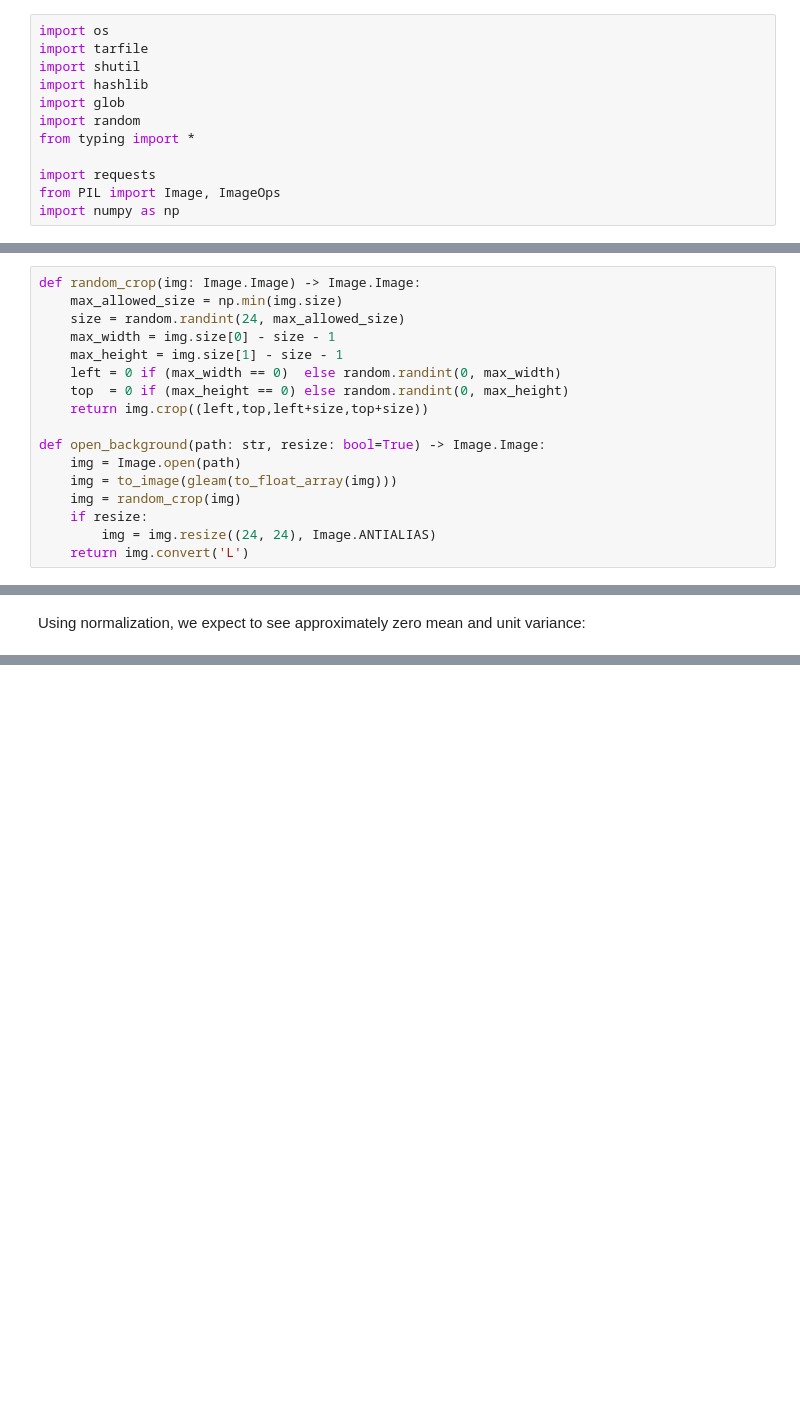
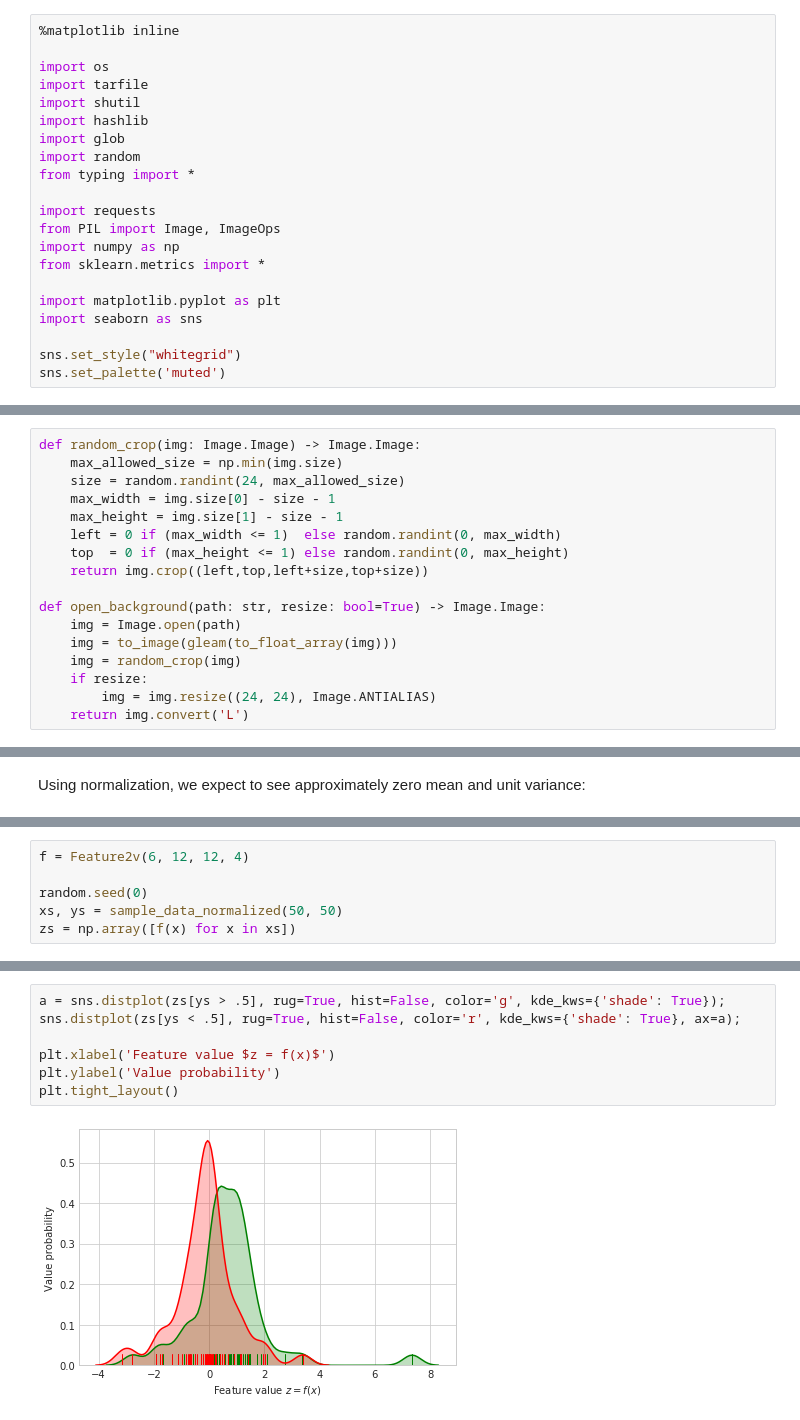
Before and after one commit to sunsided/viola-jones-adaboost, a Jupyter notebook: viola-jones.ipynb, the cells around one changed output, grey strips where cells are left out. Drawn from its saved outputs; the diff is of its cells as text; blank space fills up the shorter version.

```diff
--- a/viola-jones.ipynb
+++ b/viola-jones.ipynb
@@ -1,6 +1,8 @@
 # %% [markdown]
 # The Viola-Jones Algorithm
 # %%
+%matplotlib inline
+
 import os
 import tarfile
 import shutil
@@ -12,6 +14,13 @@ from typing import *
 import requests
 from PIL import Image, ImageOps
 import numpy as np
+from sklearn.metrics import *
+
+import matplotlib.pyplot as plt
+import seaborn as sns
+
+sns.set_style("whitegrid")
+sns.set_palette('muted')
 # %% [markdown]
 Our test image will be a colored photo of the fifth Solvay Conference in 1927 ([image source](https://rarehistoricalphotos.com/solvay-conference-probably-intelligent-picture-ever-taken-1927/)), depicting, from front to back and left to right:
 
@@ -462,8 +471,8 @@ def random_crop(img: Image.Image) -> Image.Image:
     size = random.randint(24, max_allowed_size)
     max_width = img.size[0] - size - 1
     max_height = img.size[1] - size - 1
-    left = 0 if (max_width == 0)  else random.randint(0, max_width)
-    top  = 0 if (max_height == 0) else random.randint(0, max_height)
+    left = 0 if (max_width <= 1)  else random.randint(0, max_width)
+    top  = 0 if (max_height <= 1) else random.randint(0, max_height)
     return img.crop((left,top,left+size,top+size))
 
 def open_background(path: str, resize: bool=True) -> Image.Image:
@@ -706,0 +724,6 @@ Sample mean: -0.044037722051143646, standard deviation: 1.0445940494537354
+# %%
+f = Feature2v(6, 12, 12, 4)
+
+random.seed(0)
+xs, ys = sample_data_normalized(50, 50)
+zs = np.array([f(x) for x in xs])
@@ -706,0 +732,9 @@ Sample mean: -0.044037722051143646, standard deviation: 1.0445940494537354
+# %%
+a = sns.distplot(zs[ys > .5], rug=True, hist=False, color='g', kde_kws={'shade': True});
+sns.distplot(zs[ys < .5], rug=True, hist=False, color='r', kde_kws={'shade': True}, ax=a);
+
+plt.xlabel('Feature value $z = f(x)$')
+plt.ylabel('Value probability')
+plt.tight_layout()
+# %% [output]
+[figure, added]
```
Also changed, not shown: parts of 26 cells of this notebook.
